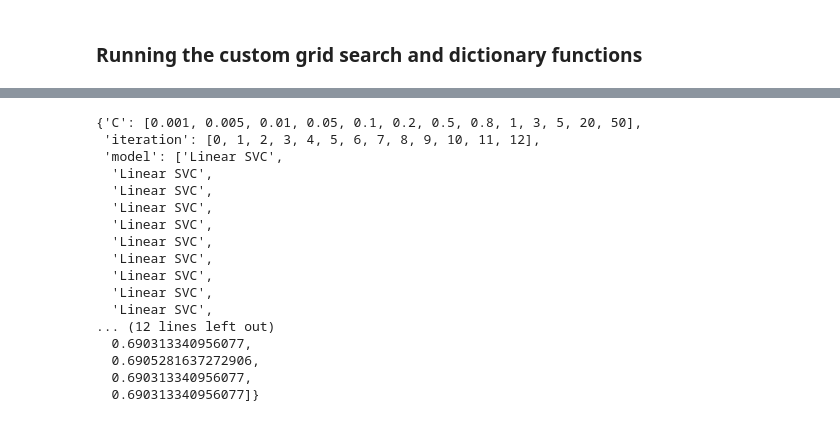
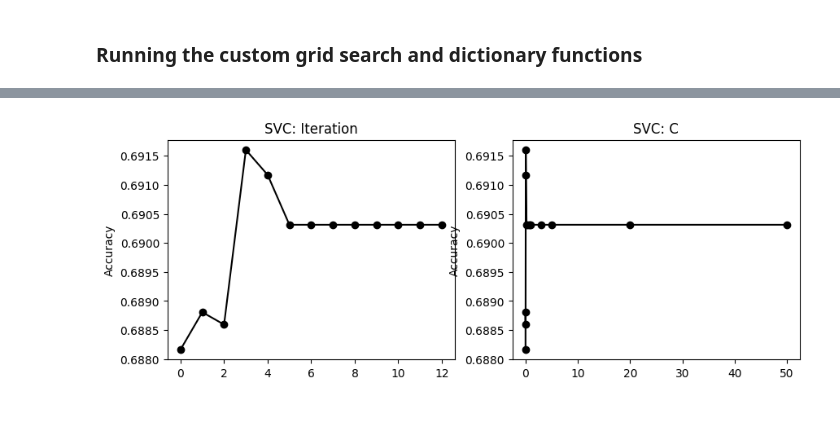
Before and after one commit to KendallScott/ML2, a Jupyter notebook: Scott_Kendall_HW2.ipynb, the cells around one changed output, grey strips where cells are left out. Cells and saved outputs as stored; diff of their text form; code cells hidden in the pictures.

```diff
--- a/Scott_Kendall_HW2.ipynb
+++ b/Scott_Kendall_HW2.ipynb
@@ -224,12 +211,3 @@ def grid_search(model_version):
     param_res = {}
     param_res =search_results(model_version, model, grid, grid_results)
     return param_res
-# %%
-key_list = list(Linear_SVC.keys())
-key_list_new = np.empty(0)
-for x in key_list:
-    new_val = (re.sub('[^a-zA-Z_]', '', x))
-    new_val=str(new_val)
-    key_list_new = np.append(key_list_new, new_val)
-key_list_new = np.unique(key_list_new)
-print(key_list_new)
@@ -238,4 +213,0 @@ print(key_list_new)
-# %%
-for x,i in enumerate(columns_dict):
-  print(x)
-  print(i)
@@ -308,23 +258,27 @@ Linear_SVC = grid_search('Linear SVC')
-# %%
-Linear_SVC_clean = dict_cleanup(Linear_SVC)
-Linear_SVC_clean
-# %% [output]
-{'C': [0.001, 0.005, 0.01, 0.05, 0.1, 0.2, 0.5, 0.8, 1, 3, 5, 20, 50],
- 'iteration': [0, 1, 2, 3, 4, 5, 6, 7, 8, 9, 10, 11, 12],
- 'model': ['Linear SVC',
-  'Linear SVC',
-  'Linear SVC',
-  'Linear SVC',
-  'Linear SVC',
-  'Linear SVC',
-  'Linear SVC',
-  'Linear SVC',
-  'Linear SVC',
-  'Linear SVC',
-... (12 lines left out)
-  0.690313340956077,
-  0.6905281637272906,
-  0.690313340956077,
-  0.690313340956077]}
+# %%
+import matplotlib
+fig = matplotlib.pyplot.gcf()
+fig.set_size_inches(15.5, 3.5, forward=True)
+
+# define data values
+res = Linear_SVC_clean["iteration"]  # X-axis points
+resy = Linear_SVC_clean["results"]  # Y-axis points
+plt.subplot(1, 3, 1)
+plt.title('SVC: Iteration')
+plt.ylabel('Accuracy')
+
+
+plt.plot(res, resy, 'ko-') # Plot the chart
+res = Linear_SVC_clean["C"]  # X-axis points
+resy = Linear_SVC_clean["results"]  # Y-axis points
+plt.subplot(1, 3, 2)
+plt.title('SVC: C')
+plt.ylabel('Accuracy')
+plt.plot(res, resy, 'ko-') # Plot the chart
+
+
+plt.show()  # display
+# %% [output]
+[figure, added]
 # %%
 Logistic_Regression = grid_search('Logistic Regression')
```
Also changed, not shown: parts of 16 cells of this notebook.
